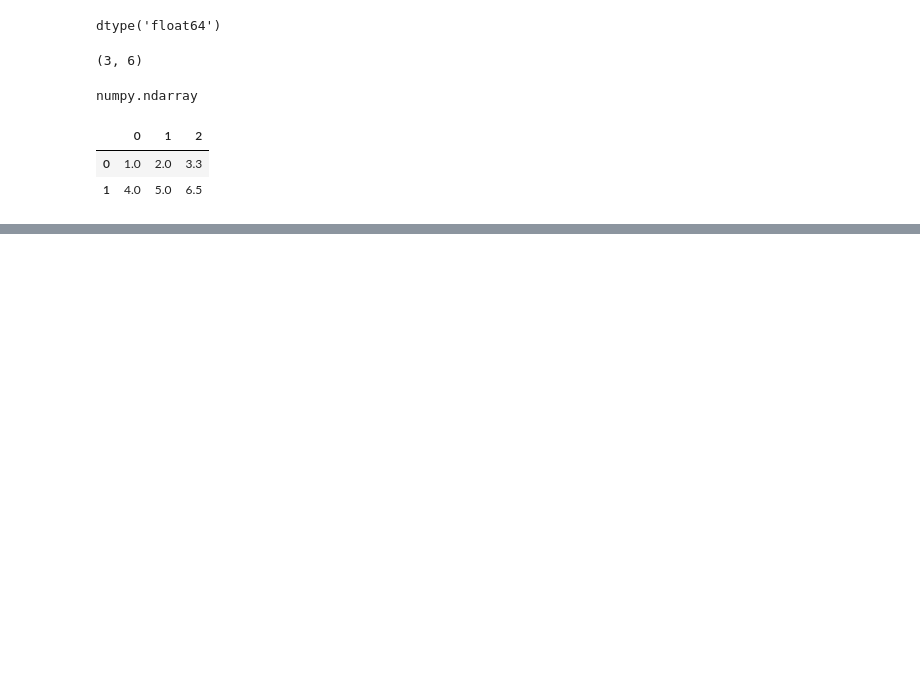
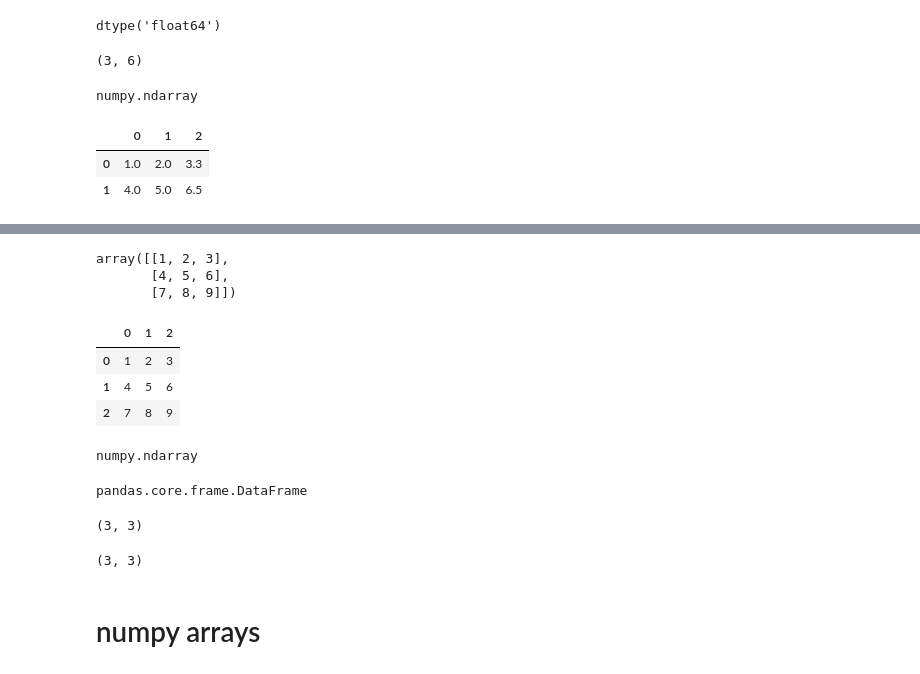
Before and after one commit to abhinav-TB/tools-for-data-science, a Jupyter notebook: Intro to numpy.ipynb, the cells around one changed output, grey strips where cells are left out. Cells and saved outputs as stored; diff of their text form; code cells hidden in the pictures; blank space fills up the shorter version.

```diff
--- a/Intro to numpy.ipynb
+++ b/Intro to numpy.ipynb
@@ -62,0 +65,34 @@ NameError: name 'df' is not defined
+# %%
+a3=np.array([[1,2,3],[4,5,6],[7,8,9]])
+# %%
+a3
+# %% [output]
+array([[1, 2, 3],
+       [4, 5, 6],
+       [7, 8, 9]])
+# %%
+d3=pd.DataFrame(a3)
+d3
+# %% [output]
+|  | 0 | 1 | 2 |
+| 0 | 1 | 2 | 3 |
+| 1 | 4 | 5 | 6 |
+| 2 | 7 | 8 | 9 |
+# %%
+type(a3)
+# %% [output]
+numpy.ndarray
+# %%
+type(d3)
+# %% [output]
+pandas.core.frame.DataFrame
+# %%
+a3.shape
+# %% [output]
+(3, 3)
+# %%
+d3.shape
+# %% [output]
+(3, 3)
+# %% [markdown]
+# numpy arrays
```
Also changed, not shown: parts of 44 cells of this notebook.
